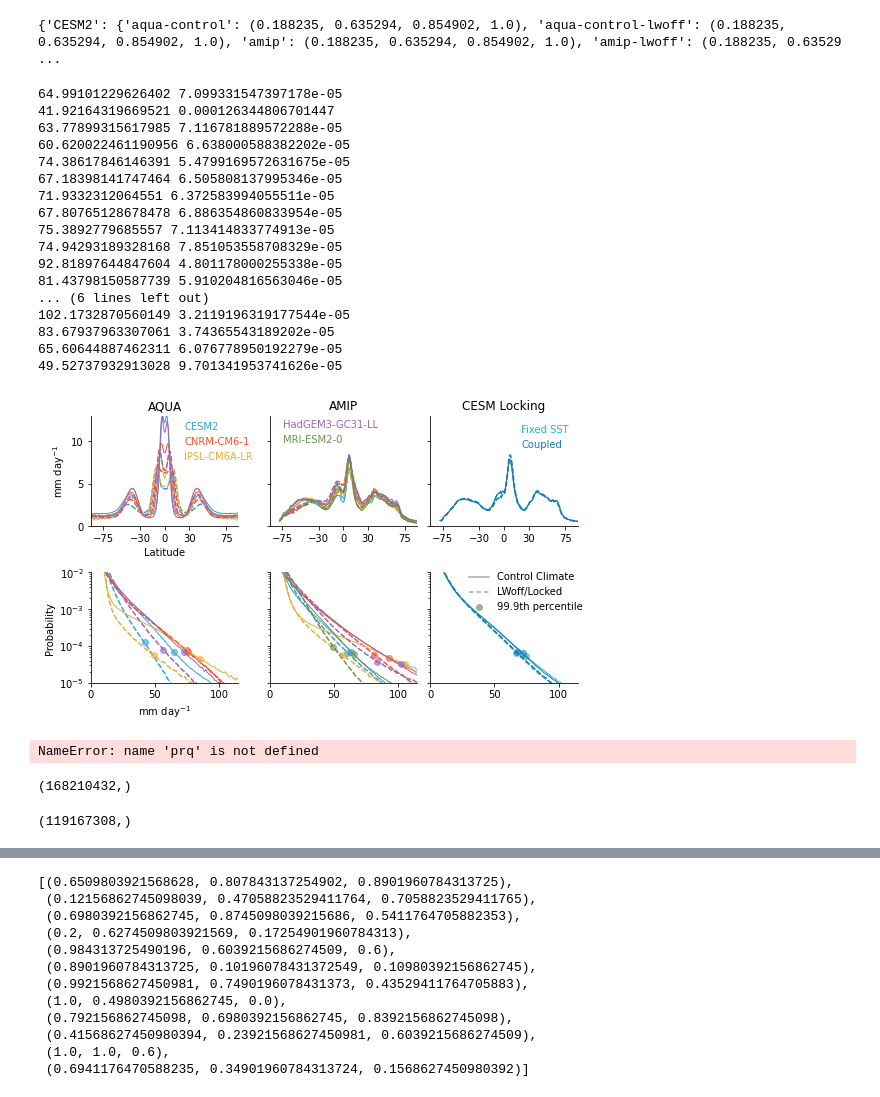
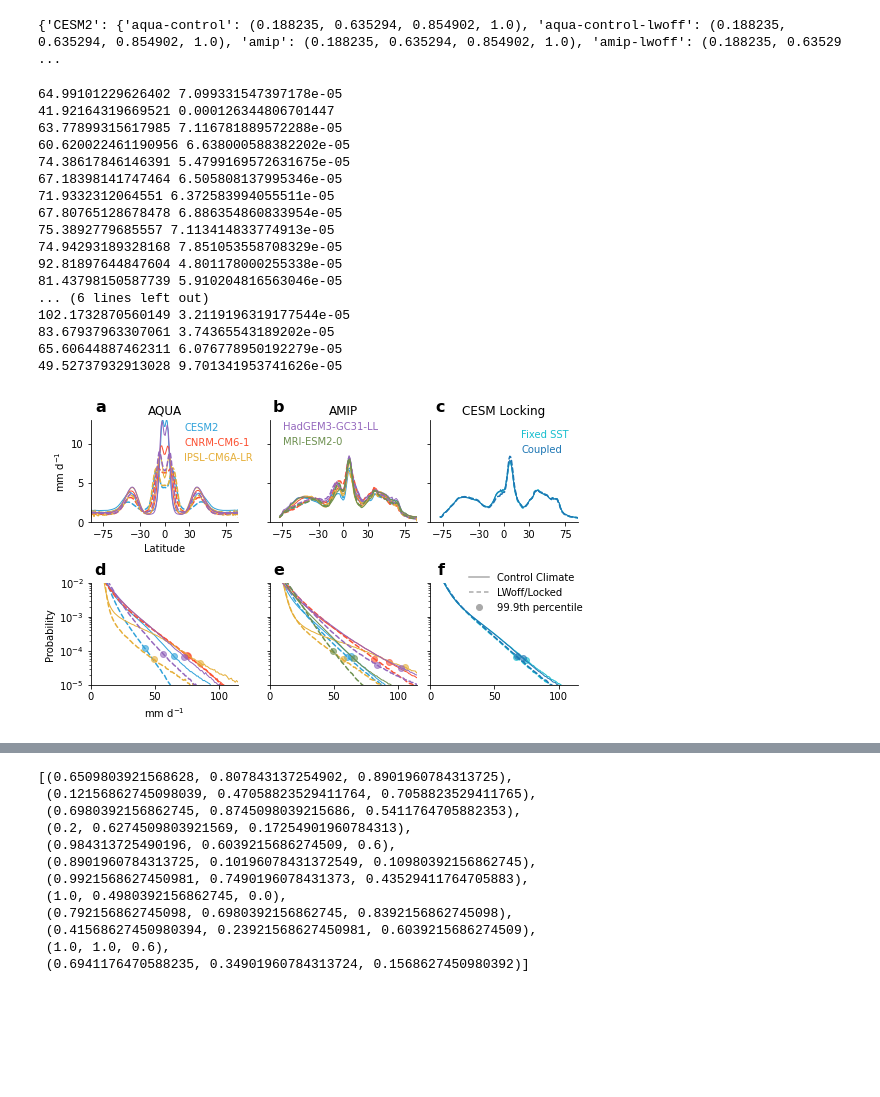
Before and after one commit to brianpm/cre_pex, a Jupyter notebook: Figure1_precip_zonal_with_histogram_aqua_amip_locking.ipynb, the cells around one changed output, grey strips where cells are left out. Saved outputs shown, nothing was run; the diff lists cells and outputs as text; code cells hidden in the pictures; blank space fills up the shorter version.

Commit message:
finalized figures and supporting code.

```diff
--- a/Figure1_precip_zonal_with_histogram_aqua_amip_locking.ipynb
+++ b/Figure1_precip_zonal_with_histogram_aqua_amip_locking.ipynb
@@ -168,7 +172,7 @@ for m in ZM:
 [a.set_xticks([-75, -30, 0, 30, 75]) for i, a in enumerate(ax)]
 titles = ["AQUA", "AMIP", "CESM Locking"]
 [a.set_title(titles[i]) for i, a in enumerate(ax)]
-ax[0].set_ylabel("mm day$^{-1}$")
+ax[0].set_ylabel("mm d$^{-1}$")
 ax[0].set_xlabel("Latitude")
 
 
@@ -205,7 +209,7 @@ for m in H:
 [a.set_xlim([0,115]) for a in ax]
 [a.set_yticklabels([]) for i, a in enumerate(ax) if i > 0 ]
 ax[0].set_ylabel("Probability")
-ax[0].set_xlabel("mm day$^{-1}$")
+ax[0].set_xlabel("mm d$^{-1}$")
 # ax[-1].text(30, 3e-3, "dots: 99.9th percentile")
 
 
@@ -217,6 +221,16 @@ for line,text in zip(leg0.get_lines(), leg0.get_texts()):
     text.set_color(line.get_color())
 for line,text in zip(leg1.get_lines(), leg1.get_texts()):
     text.set_color(line.get_color())
+
+
+
+# FOR FINAL VERSION ADD PANEL LABELS:
+axr = axx.ravel()
+for i, label in enumerate(('a', 'b', 'c', 'd', 'e', 'f')):
+    addto = axr[i]
+    addto.text(0.1, 1.2, label, transform=addto.transAxes,
+      fontsize=16, fontweight='bold', va='top', ha='right')
+
 
 
 # leg2 = axx[0,-1].legend(handlelength=0,frameon=False, ncol=2)
@@ -233,47 +247,34 @@ axx[0,-1].legend(handles=legend_elements, loc='upper right', labelcolor='linecol
 
 # A key in the final axes:
 legend_elements_last = [Line2D([0], [0], marker="None", linestyle="solid", color="darkgray", label='Control Climate'),
                         Line2D([0], [0], marker="None", linestyle=linsty, color="darkgray", label='LWoff/Locked'),
                         Line2D([0], [0], marker="o", linestyle="None", color="darkgray", label='99.9th percentile'),
                   ]
 
+
 # axx[-1,-1].legend(handles=legend_elements_last, loc='upper right', bbox_to_anchor=(1.1, 1.2), frameon=False)
 fig.legend(handles=legend_elements_last, loc='upper right', bbox_to_anchor=(1.02, 0.49), frameon=False)
 
 
 # fig.suptitle(region_string)
-fig.savefig(f"/Users/brianpm/Dropbox/Apps/Overleaf/cre_pex/amip_aqua_locking_zonal_and_pdf_{region_string}_withHadGEM.pdf", bbox_inches='tight')
+# fig.savefig(f"/Users/brianpm/Dropbox/Apps/Overleaf/cre_pex/amip_aqua_locking_zonal_and_pdf_{region_string}_withHadGEM.pdf", bbox_inches='tight')
+fig.savefig(f"/Users/brianpm/Dropbox/Apps/Overleaf/cre_pex/Figure_1_final.pdf", bbox_inches='tight')
 # %% [output]
 64.99101229626402 7.099331547397178e-05
 41.92164319669521 0.000126344806701447
 63.77899315617985 7.116781889572288e-05
 60.620022461190956 6.638000588382202e-05
 74.38617846146391 5.4799169572631675e-05
 67.18398141747464 6.505808137995346e-05
 71.9332312064551 6.372583994055511e-05
 67.80765128678478 6.886354860833954e-05
 75.3892779685557 7.113414833774913e-05
 74.94293189328168 7.851053558708329e-05
 92.81897644847604 4.801178000255338e-05
 81.43798150587739 5.910204816563046e-05
 ... (6 lines left out)
 102.1732870560149 3.2119196319177544e-05
 83.67937963307061 3.74365543189202e-05
 65.60644887462311 6.076778950192279e-05
 49.52737932913028 9.701341953741626e-05
-[figure, old version]
+[figure, new version]
-# %%
-arr = prq.sel(lat=slice(slat,nlat)).values.flatten()
-not_missing = np.logical_not(np.isnan(arr))
-ans = np.quantile(arr[not_missing], quantiles)
-ans = xr.DataArray(ans, dims=("quantile"), coords={"quantile":quantiles}, name="PRECT", attrs=data.attrs)
-# %% [output]
-NameError: name 'prq' is not defined
-# %%
-arr.shape
-# %% [output]
-(168210432,)
-# %%
-arr[not_missing].shape
-# %% [output]
-(119167308,)
```
Also changed, not shown: parts of 9 cells of this notebook, 18 other files.
